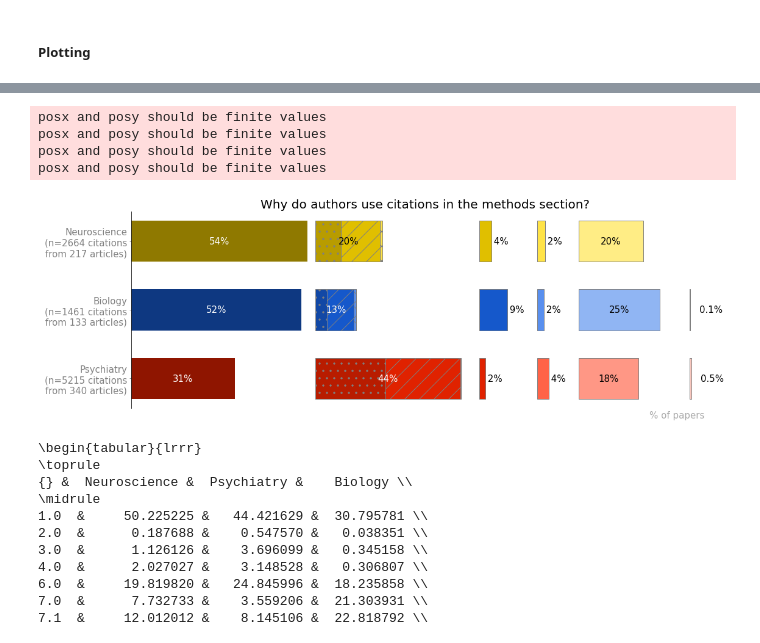
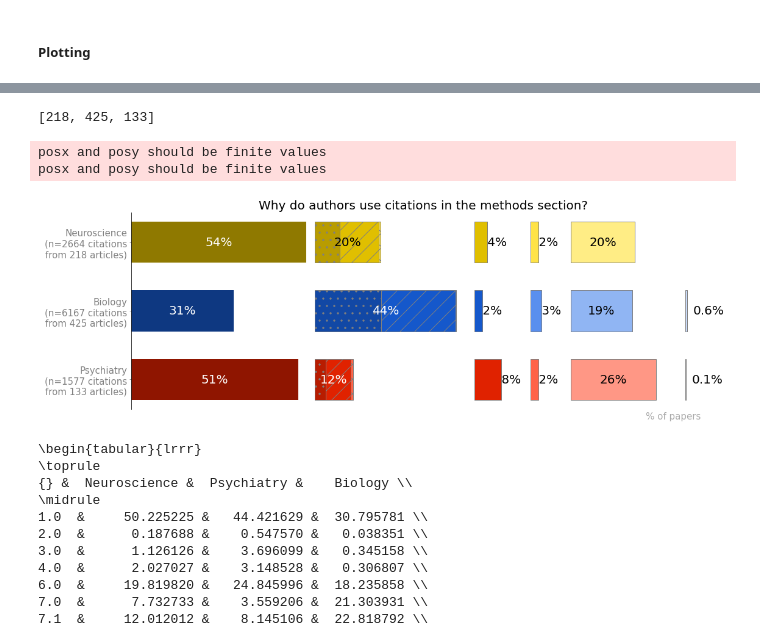
Before and after one commit to dieKrone/Metaresearch_prev_dis, a Jupyter notebook: Analysis.ipynb, the cells around one changed output, grey strips where cells are left out. Saved outputs shown, nothing was run; the diff lists cells and outputs as text; code cells hidden in the pictures.

```diff
--- a/Analysis.ipynb
+++ b/Analysis.ipynb
@@ -237,34 +224,37 @@ padding = 0.25
 
 y_locs = np.arange(len(labels)) * (bar_size * 3 + padding)
 
-supp = bio_df.Methods_supp.value_counts()
+#calculate percentages of method supplements and repositories for biology
+supp = df.loc['biology'].is_supp.value_counts()
 supp = supp/supp.sum()*100
-repo = bio_df.Methods_repo.value_counts()
+repo = df.loc['biology'].is_repo.value_counts()
 repo = repo/repo.sum()*100
 
+#create bar graph
 bio = [repo.at[1],supp.at[1]]
-ax.barh(y_locs, bio , align='edge', height=bar_size, color=Bio_1color, label=f"Biology (n={len(bio_df)})")
+ax.barh(y_locs, bio , align='edge', height=bar_size, color=Bio_1color, label=f"Biology (n={len(df.loc['biology'])})")
 for i, v in enumerate(bio):
     plt.text(v + 0.2, y_locs[i]+0.5*padding, "{:2.0f}%".format(v), fontsize=15, color=Bio_7colors[5], va="center")
 
-
-supp = psych_df.Methods_supp.value_counts()
+#calculate percentages of method supplements and repositories for pschiatry
+supp = df.loc['psychiatry'].is_supp.value_counts()
 supp = supp/supp.sum()*100
-repo = psych_df.Methods_repo.value_counts()
+repo = df.loc['psychiatry'].is_repo.value_counts()
 repo = repo/repo.sum()*100
 
 psych = [repo.at[1],supp.at[1]]
-ax.barh(y_locs + bar_size, psych, align='edge', height=bar_size, color=Psych_1color, label=f"Psychiatry (n={len(psych_df)})")
+ax.barh(y_locs + bar_size, psych, align='edge', height=bar_size, color=Psych_1color, label=f"Psychiatry (n={len(df.loc['psychiatry'])})")
 for i, v in enumerate(psych):
     plt.text(v + 0.2, y_locs[i]+bar_size+0.5*padding, "{:2.0f}%".format(v), fontsize=15, color=Psych_7colors[5], va="center")
 
-supp = neuro_df.Methods_supp.value_counts()
+#calculate percentages of method supplements and repositories for neuroscience
+supp = df.loc['neurobiology'].is_supp.value_counts()
 supp = supp/supp.sum()*100
-repo = neuro_df.Methods_repo.value_counts()
+repo = df.loc['neurobiology'].is_repo.value_counts()
 repo = repo/repo.sum()*100
 
 neuro = [repo.at[1],supp.at[1]]
-ax.barh(y_locs + 2*bar_size, neuro, align='edge', height=bar_size, color=Neuro_1color, label=f"Neuroscience (n={len(neuro_df)})")
+ax.barh(y_locs + 2*bar_size, neuro, align='edge', height=bar_size, color=Neuro_1color, label=f"Neuroscience (n={len(df.loc['neurobiology'])})")
 for i, v in enumerate(neuro):
     plt.text(v + 0.2, y_locs[i]+2*bar_size+0.5*padding, "{:2.0f}%".format(v), fontsize=15, color=Neuro_7colors[5], va="center")
 
@@ -286,6 +276,6 @@ ax.legend()
 handles,labels = ax.get_legend_handles_labels()
 ax.legend(handles[::-1],labels[::-1], fontsize=15)
 
-
+#save figure
 fig.savefig('repos.svg', bbox_inches='tight')
 # %% [output]
@@ -293,26 +307,30 @@ fig.savefig('repos.svg', bbox_inches='tight')
 # %%
-bio_counts = bio_df.loc[:,'Cit1':'Cit442':3].apply(pd.Series.value_counts).sum(axis=1)
+bio_counts = df.loc['biology'].filter(regex='Reason').astype(np.float).apply(pd.Series.value_counts).sum(axis=1)
 bio_total = bio_counts.sum()
 bio_perc = bio_counts/bio_total*100
 bio_perc = bio_perc.rename(index={13.0: 7.1, 14.0:7.2}).reset_index().replace([1.0,2.0,3.0,4.0],1.0).groupby('index').sum()
 bio_perc = bio_perc.reindex([1.0,7.0,7.1,7.2,8.0,9.0,6.0,10.0])
 
-psych_counts = psych_df.loc[:,'Cit2':'Cit120':3].apply(pd.Series.value_counts).sum(axis=1)
+psych_counts = df.loc['psychiatry'].filter(regex='Reason').astype(np.float).apply(pd.Series.value_counts).sum(axis=1)
 psych_total = psych_counts.sum()
 psych_perc = psych_counts/psych_total*100
 psych_perc = psych_perc.rename(index={13.0: 7.1, 14.0:7.2}).reset_index().replace([1.0,2.0,3.0,4.0],1.0).groupby('index').sum()
 psych_perc = psych_perc.reindex([1.0,7.0,7.1,7.2,8.0,9.0,6.0,10.0])
 
-neuro_counts = neuro_df.loc[:,'Cit1_Reason':'Cit53_Reason':3].apply(pd.Series.value_counts).sum(axis=1)
+neuro_counts = df.loc['neurobiology'].filter(regex='Reason').astype(np.float).apply(pd.Series.value_counts).sum(axis=1)
 neuro_total = neuro_counts.sum()
 neuro_perc = neuro_counts/neuro_total*100
 neuro_perc = neuro_perc.rename(index={13.0: 7.1, 14.0:7.2}).reset_index().replace([1.0,2.0,3.0,4.0],1.0).groupby('index').sum()
 neuro_perc = neuro_perc.reindex([1.0,7.0,7.1,7.2,8.0,9.0,6.0,10.0])
 
-totals = [neuro_total, psych_total, bio_total]
-percs = [neuro_perc, psych_perc, bio_perc]
+totals = [neuro_total, bio_total, psych_total]
+percs = [neuro_perc, bio_perc, psych_perc]
 lefts = np.max(pd.concat(percs,axis=1).to_numpy(),axis=1)
-lengths = [len(neuro_df), len(psych_df), len(bio_df)]
+lengths = [len(df.loc['neurobiology']), len(df.loc['biology']), len(df.loc['psychiatry'])]
+# %%
+lengths
+# %% [output]
+[218, 425, 133]
 # %%
 fields = ['Neuroscience', 'Biology', 'Psychiatry']
 categories = ['method (1-4)', 'credit (7)', 'software (7.1)', 'atlas (7.2)', 'source (8)', 'formula (9)', 'info (6)', 'other (10)']
@@ -321,6 +339,7 @@ num_short_cats = 1
 patterns = patterns = ['.', "/" , "x"]
 plt.rcParams.update({'hatch.color': 'red'})
 
+fontsize = 20
 cmaps = [Neuro_7colors[::-1], Bio_7colors[::-1], Psych_7colors[::-1]]
 fig, ax = plt.subplots(figsize=(15.2,5))
 for fi,field in enumerate(fields):
@@ -361,37 +380,35 @@ for fi,field in enumerate(fields):
             if v < 1:
                 s = f'{v:2.1f}%'
                 xcenter += 4
             ax.text(xcenter, fi, s, ha=ha, va=va,
                 color=text_color,fontsize=fontsize)
 
             l += lefts[i]+gap#v[0]
 
         if i == num_short_cats-1:
             ec = 'grey'
 
 handles, labels = ax.get_legend_handles_labels()
 by_label = dict(zip(labels, handles))
 # legend = ax.legend(by_label.values(), by_label.keys(),ncol=len(categories)//2+1, bbox_to_anchor=(0.175, -0.25),
 #           loc='lower left', fontsize='small', fancybox=True)
 
 
 plt.tight_layout()
 ax.spines['top'].set_visible(False)
 ax.spines['right'].set_visible(False)
 ax.spines['bottom'].set_visible(False)
 ax.set_title('Why do authors use citations in the methods section?', fontsize=20)
 ax.set_xlabel('% of papers', horizontalalignment='right',x=0.975, fontsize=15, color='darkgrey')
 ax.set_xticks([])
 ax.tick_params(axis='y', labelsize=15, colors='grey')
 
 ax.invert_yaxis()
-fig.savefig('categories.png', bbox_inches='tight', dpi=600)
+# fig.savefig('categories.png', bbox_inches='tight', dpi=600)
 # %% [output]
 posx and posy should be finite values
 posx and posy should be finite values
-posx and posy should be finite values
-posx and posy should be finite values
-[figure, old version]
+[figure, new version]
 # %%
 category_data = pd.concat([neuro_perc,psych_perc.set_index('index'),bio_perc.set_index('index')],axis=1)
 category_data.columns =fields
```
Also changed, not shown: parts of 21 cells of this notebook.
